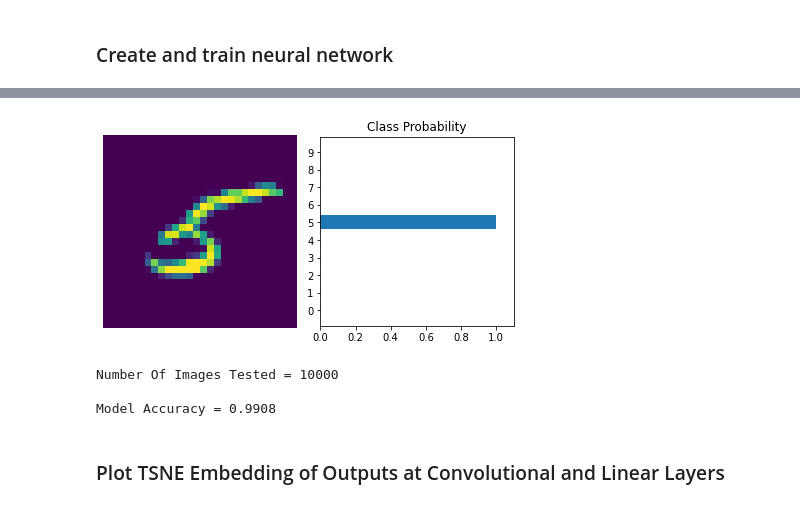
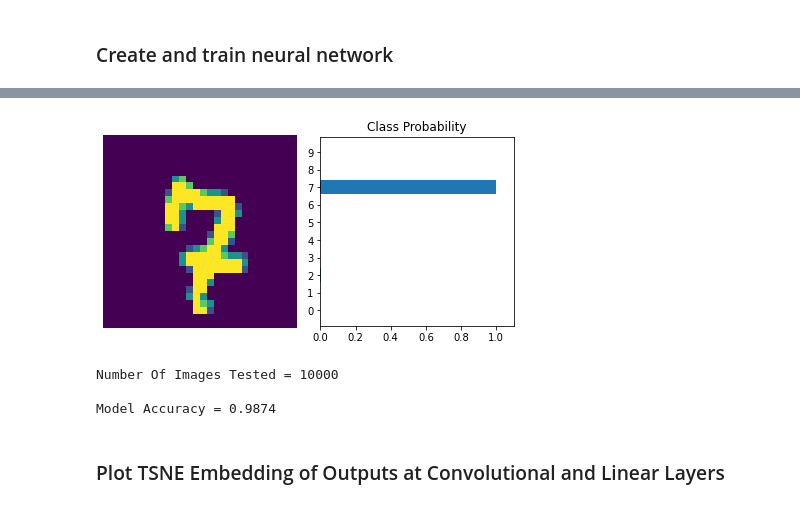
Before and after one commit to aranganath/Adversarial, a Jupyter notebook: View_Sample_At_Each_Layer.ipynb, the cells around one changed output, grey strips where cells are left out. Drawn from its saved outputs; the diff is of its cells as text; code cells hidden in the pictures.

```diff
--- a/View_Sample_At_Each_Layer.ipynb
+++ b/View_Sample_At_Each_Layer.ipynb
@@ -29,12 +29,16 @@ X_train, y_train, X_test, y_test = utils.load_mnist()
 #                       nn.ReLU(),
 #                       nn.Linear(hidden_sizes[1], output_size),
 #                       nn.LogSoftmax(dim=1))
+# transformer = None
 
 # CNN
-model = Model(in_channels=1, in_size=28, num_classes=10)
+# model = Model(in_channels=1, in_size=28, num_classes=10)
+# transformer = PCA(n_components=200)
 
-model = utils.train_model(model, X_train, X_test, y_train, y_test, epochs=5)
+#model = utils.train_model(model, X_train, X_test, y_train, y_test, epochs=10)
 
-transformer = PCA(n_components=200)
+model = utils.load_VGG('trained_models/initial_model.pt')
+transformer = None
+
 clusters = LayerwiseClustering(model, transformer)
 # %% [output]
@@ -49,7 +58,7 @@ Predicted Class = 5
-[figure, old version]
+[figure, new version]
 Number Of Images Tested = 10000
 
-Model Accuracy = 0.9908
+Model Accuracy = 0.9874
 # %%
 #clusters.fit(X_train.reshape(X_train.shape[0], -1), y_train)
 # %%
```
Also changed, not shown: parts of 3 cells of this notebook, 6 other files.
